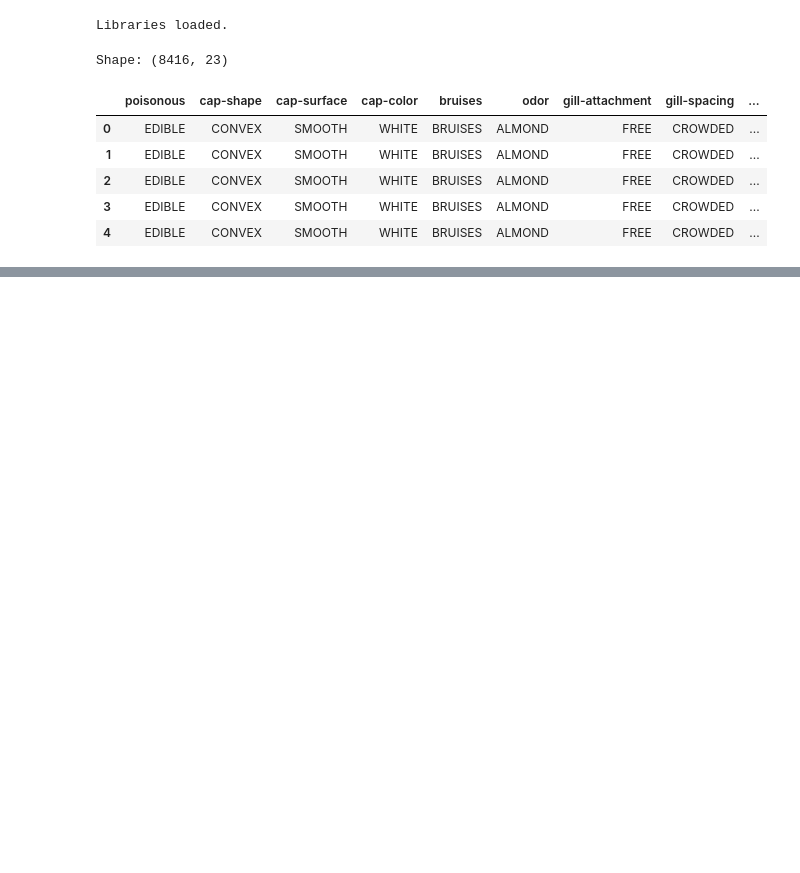
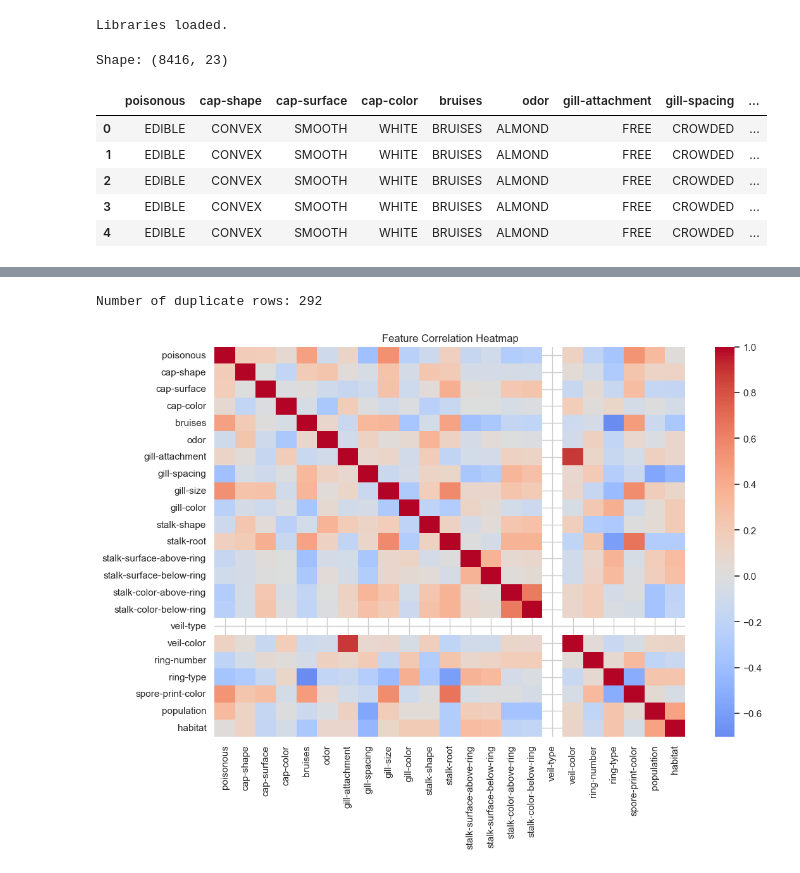
Before and after one commit to DePlaced/bedste-gruppe-ml, a Jupyter notebook: ml/notebooks/mushroom_EDA.ipynb, the cells around one changed output, grey strips where cells are left out. Cells and saved outputs as stored; diff of their text form; code cells hidden in the pictures; blank space fills up the shorter version.

```diff
--- a/ml/notebooks/mushroom_EDA.ipynb
+++ b/ml/notebooks/mushroom_EDA.ipynb
@@ -41,7 +43,12 @@ Shape: (8416, 23)
 # %%
 # 2) BASIC STRUCTURE
 display(df.info())
-display(df.describe(include="all").T.head(20))
+display(df.isnull().sum())
+
+# Unique values per column
+for col in df.columns:
+    print(f"{col}: {df[col].nunique()} unique values")
+
 
 print("""
 WHAT WE'RE LOOKING FOR:
@@ -251,25 +111,0 @@ Interpretation: Risk typically rises with age; confirm with your plot.
-# %%
-# 11) RISK BY KEY SYMPTOMS (Past) — choose top common symptom names if present
-candidate_symptoms = [
-    "Polyuria", "Polydipsia", "sudden weight loss",
-    "weakness", "Polyphagia", "Irritability", "Genital thrush",
-    "visual blurring", "Itching", "delayed healing",
-    "partial paresis", "muscle stiffness", "Alopecia", "Obesity"
-]
-symptoms = [c for c in candidate_symptoms if c in df.columns]
-
-if symptoms and "class" in df_num.columns:
-    n = min(len(symptoms), 8)
-    plt.figure(figsize=(12, 2.8*n))
-    for i, col in enumerate(symptoms[:n]):
-        plt.subplot(n, 1, i+1)
-        sns.barplot(x=df[col], y=df_num["class"])
-        plt.title(f"Diabetes Risk vs {col} (Past Probability)")
-        plt.ylabel("Probability")
-        plt.xlabel(col)
-    plt.tight_layout()
-    plt.show()
-
-    print("Interpretation: These plots show how much each symptom was associated with diabetes historically.")
-else:
-    print("No common symptom columns found from the list; adjust names to your dataset.")
@@ -360,0 +121,20 @@ Decision for Modeling:
+# %%
+# 4 ) CHECK FOR DUPLICATES
+duplicates = df.duplicated().sum()
+print("Number of duplicate rows:", duplicates)
+# %% [output]
+Number of duplicate rows: 292
+# %%
+# 5) Encode Categorical Values Temporarily for Correlation Heatmap
+encoded_df = df.copy()
+le = LabelEncoder()
+for col in encoded_df.columns:
+    encoded_df[col] = le.fit_transform(encoded_df[col])
+
+corr = encoded_df.corr()
+plt.figure(figsize=(12,8))
+sns.heatmap(corr, cmap='coolwarm', center=0)
+plt.title("Feature Correlation Heatmap")
+plt.show()
+# %% [output]
+[figure, added]
```
Also changed, not shown: parts of 20 cells of this notebook.
